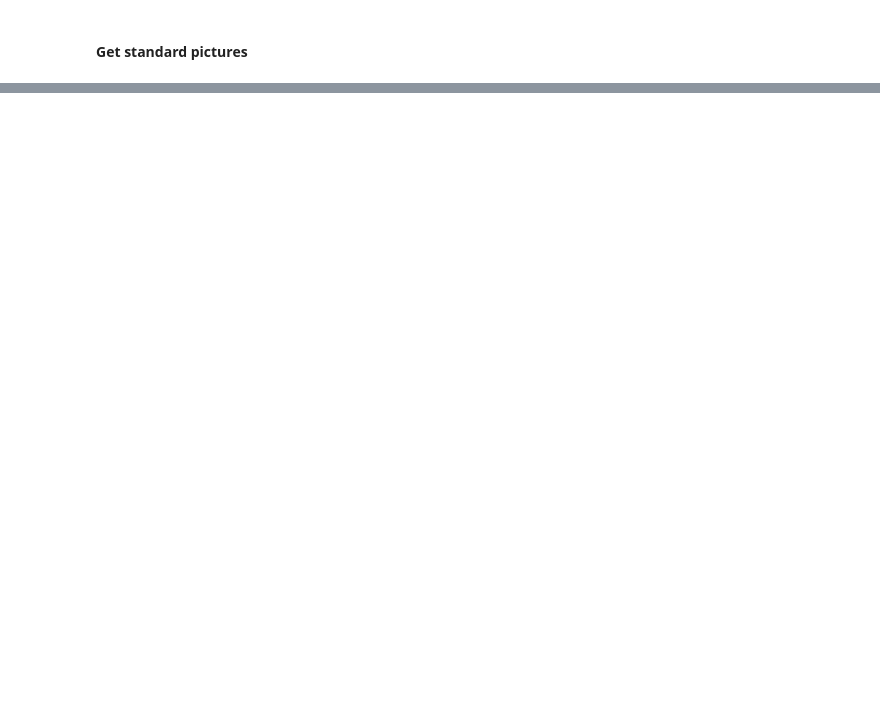
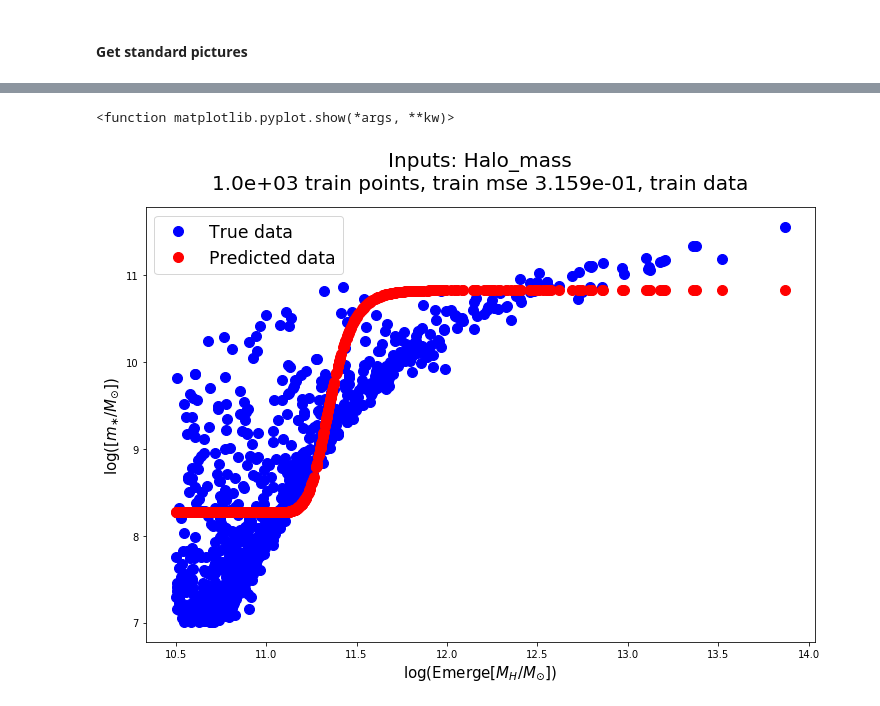
Before and after one commit to magnus-lindstrom/masters-project-galaxy-formation, a Jupyter notebook: code/pso_code/pso_general_purpose_notebook.ipynb, the cells around one changed output, grey strips where cells are left out. Drawn from its saved outputs; the diff is of its cells as text; code cells hidden in the pictures; blank space fills up the shorter version.

Commit message:
started working on parallel pso training. updated the plotting module

```diff
--- a/code/pso_code/pso_general_purpose_notebook.ipynb
+++ b/code/pso_code/pso_general_purpose_notebook.ipynb
@@ -81,17 +95,15 @@ os.environ["CUDA_VISIBLE_DEVICES"] = ""
 galaxies, data_keys, unit_dict = load_galfiles(redshifts=redshifts, equal_numbers=same_n_points_per_redshift)
 
 # prepare the training data
-training_data_dict = divide_train_data(galaxies, data_keys, input_features, output_features, redshifts,
-                                       int(total_set_size), int(train_size), int(val_size), int(test_size))
-galaxies = None
-training_data_dict = normalise_data(training_data_dict, norm)
+training_data_dict = divide_train_data(galaxies, data_keys, input_features, output_features, redshifts, weigh_by_redshift, outputs_to_weigh,
+                                       int(total_set_size), train_size=int(train_size), val_size=int(val_size), test_size=int(test_size), pso=True)
+training_data_dict = normalise_data(training_data_dict, norm, pso=True)
 # %% [markdown]
 # Create a new network
 # %%
 network = Feed_Forward_Neural_Network(nr_hidden_layers, nr_neurons_per_layer, input_features, output_features,
                                       activation_function, output_activation, regularisation_strength)
-network.setup_pso({'inertiaWeightMin': 0.1})
+network.setup_pso(pso_param_dict)
 start = time.time()
-network.train_pso(nr_iterations, training_data_dict, weigh_by_redshift, outputs_to_weigh, nr_iters_before_restart_check=nr_iters_before_restart_check,
-                  std_penalty=std_penalty)
+network.train_pso(nr_iterations, training_data_dict, std_penalty=std_penalty, verbatim=verbatim)
 end = time.time()
@@ -102,18 +134,23 @@ print('Time elapsed with CPUs (train size {:d}): {:.0f}s'.format(train_size, (en
 # %%
 ### Standard plots
 
-mode = 'test' # 'train', 'val, 'test'
-best_weights = 'val'
+mode = 'train' # 'train', 'val, 'test'
+best_weights = 'train' # 'train', 'val, 'test'
 
 network.pso_swarm.set_best_weights(best_weights)
 norm_score = network.pso_swarm.evaluate_model(mode)
 tot_score = norm_score
-print(tot_score)
 model = network.model
 
-norm_scores = model.evaluate(x=training_data_dict['input_test_dict'], y=training_data_dict['output_test_dict'],
-                                               sample_weight=network.pso_swarm.data_weights['test'], verbose=1)
+output_dict = {
+    'Stellar_mass': training_data_dict['input_'+mode+'_dict']['main_input'][:, 0]#,
+#    'SFR': training_data_dict['input_'+mode+'_dict']['main_input'][:, 1]
+}
+weights_dict = {
+    'Stellar_mass': training_data_dict[mode+'_weights'][:, 0]#,
+#    'SFR': training_data_dict[mode+'_weights'][:, 1]
+}
+
 tot_score = norm_score
-print(tot_score)
-predicted_points = predict_points(model, training_data_dict, mode = mode)
-title = 'Inputs: %s\n%.1e train points, test mse %.3e, %s data' % (', '.join(input_features), train_size, tot_score, mode)
+predicted_points = predict_points(model, training_data_dict, mode = mode, original_units=True)
+title = 'Inputs: {}\n{:.1e} train points, {} mse {:.3e}, {} data'.format(', '.join(input_features), train_size, mode, tot_score, mode)
@@ -131,3 +193,14 @@ fig5 = get_real_vs_pred_boxplot(model, training_data_dict, unit_dict, data_keys,
                                 binning_feat = 'Stellar_mass', title=title, data_type=mode,
                                 predicted_points = predicted_points)
 plt.show
+# %%
+fig6 = get_real_vs_pred_same_fig(model, training_data_dict, unit_dict, x_axis_feature='Halo_mass',
+                                 y_axis_feature = 'Stellar_mass', pso=True, title=title, data_type=mode, marker_size=20, predicted_points=predicted_points,
+                                 y_min=None, y_max=None, x_min=None, x_max=None)
+# fig7 = get_real_vs_pred_same_fig(model, training_data_dict, unit_dict, x_axis_feature='Stellar_mass',
+#                                  y_axis_feature = 'SFR', pso=True, title=title, data_type=mode, marker_size=20,
+#                                  y_min=None, y_max=None, x_min=None, x_max=None)
+plt.show
+# %% [output]
+<function matplotlib.pyplot.show(*args, **kw)>
+[figure, added]
```
Also changed, not shown: parts of 8 cells of this notebook, 4 other files.
